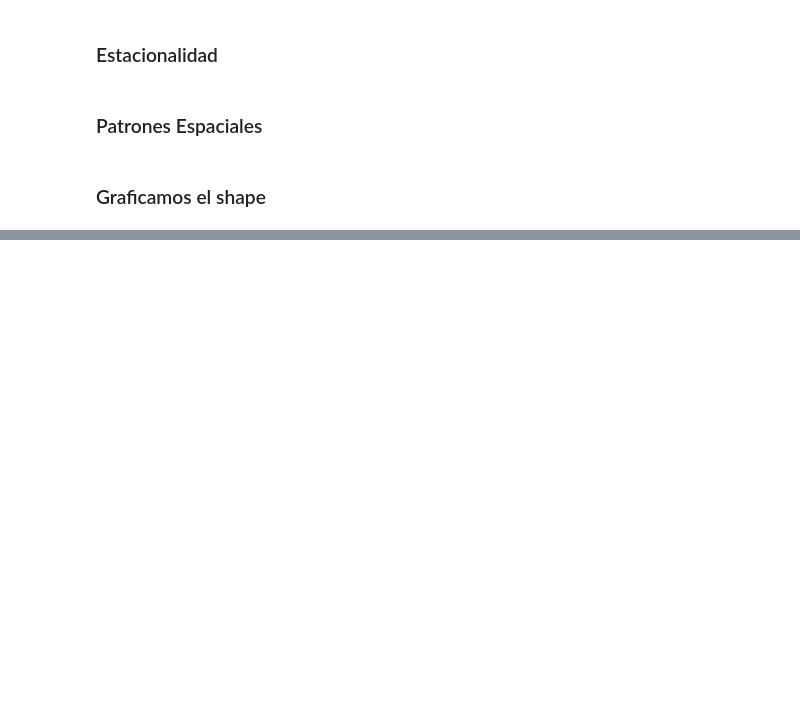
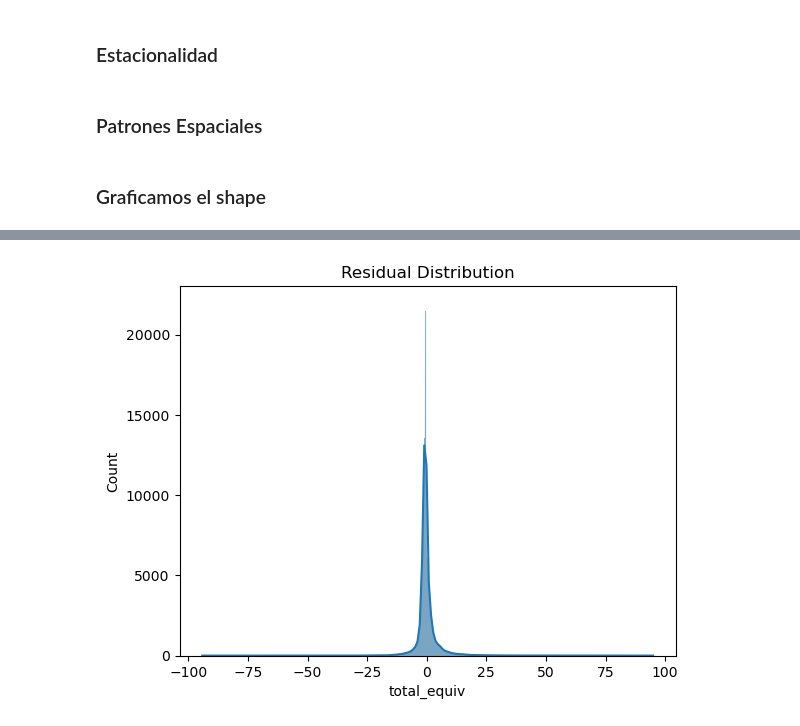
Before and after one commit to DAcoder17/MachineLearning1, a Jupyter notebook: TLC/EDA.ipynb, the cells around one changed output, grey strips where cells are left out. Drawn from its saved outputs; the diff is of its cells as text; code cells hidden in the pictures; blank space fills up the shorter version.

```diff
--- a/TLC/EDA.ipynb
+++ b/TLC/EDA.ipynb
@@ -581,0 +649,7 @@ model.fit(X_train, y_train)
+# %%
+residuals = y_test - y_pred
+sns.histplot(residuals, kde=True)
+plt.title("Residual Distribution")
+plt.show()
+# %% [output]
+[figure, added]
```
Also changed, not shown: parts of 8 cells of this notebook.
